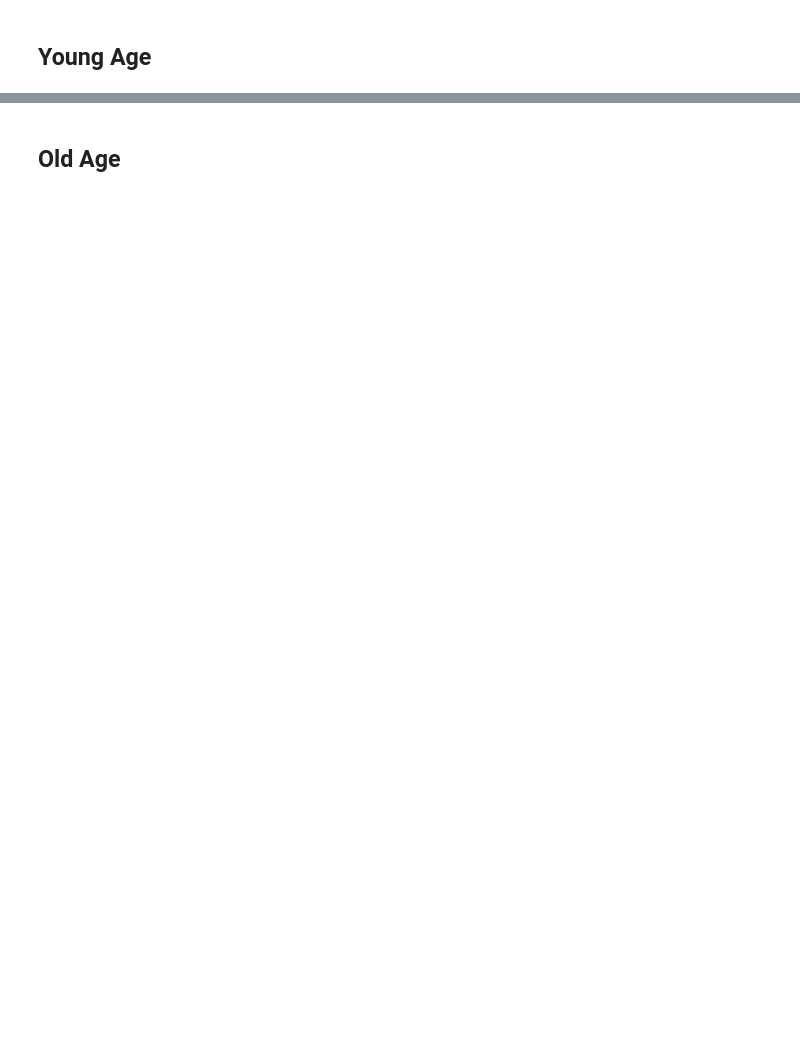
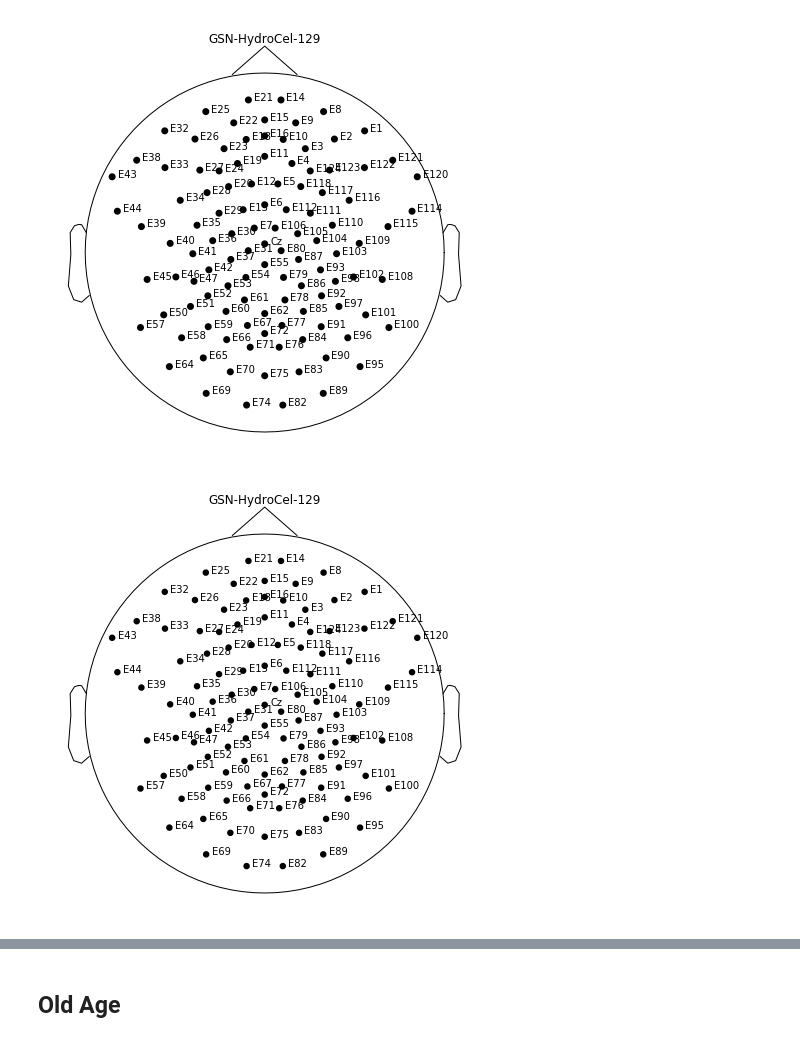
Before and after one commit to voytekresearch/BandRatios, a Jupyter notebook: notebooks/4-EEG-Dataset-Analysis.ipynb, the cells around one changed output, grey strips where cells are left out. Saved outputs shown, nothing was run; the diff lists cells and outputs as text; code cells hidden in the pictures; blank space fills up the shorter version.

```diff
--- a/notebooks/4-EEG-Dataset-Analysis.ipynb
+++ b/notebooks/4-EEG-Dataset-Analysis.ipynb
@@ -13,5 +16,16 @@ from ratios import *
 # %%
 # Open CSV
 data = pd.read_csv("../dat/MIPDB_PublicFile.csv")
-# %% [markdown]
-## Young Age
+# %%
+# Read in list of channel names that are kept in reduced 111 montage
+with open('../dat/chans111.csv', 'r') as csv_file:
+    reader = csv.reader(csv_file)
+    ch_labels = list(reader)[0]
+
+# Read montage, reduced to 111 channel selection
+montage = mne.channels.read_montage('GSN-HydroCel-129', ch_names=ch_labels)
+# %%
+montage.plot()
+# %% [output]
+[figure, added]
+[figure, added]
```
Also changed, not shown: parts of 26 cells of this notebook, 52 other files.
